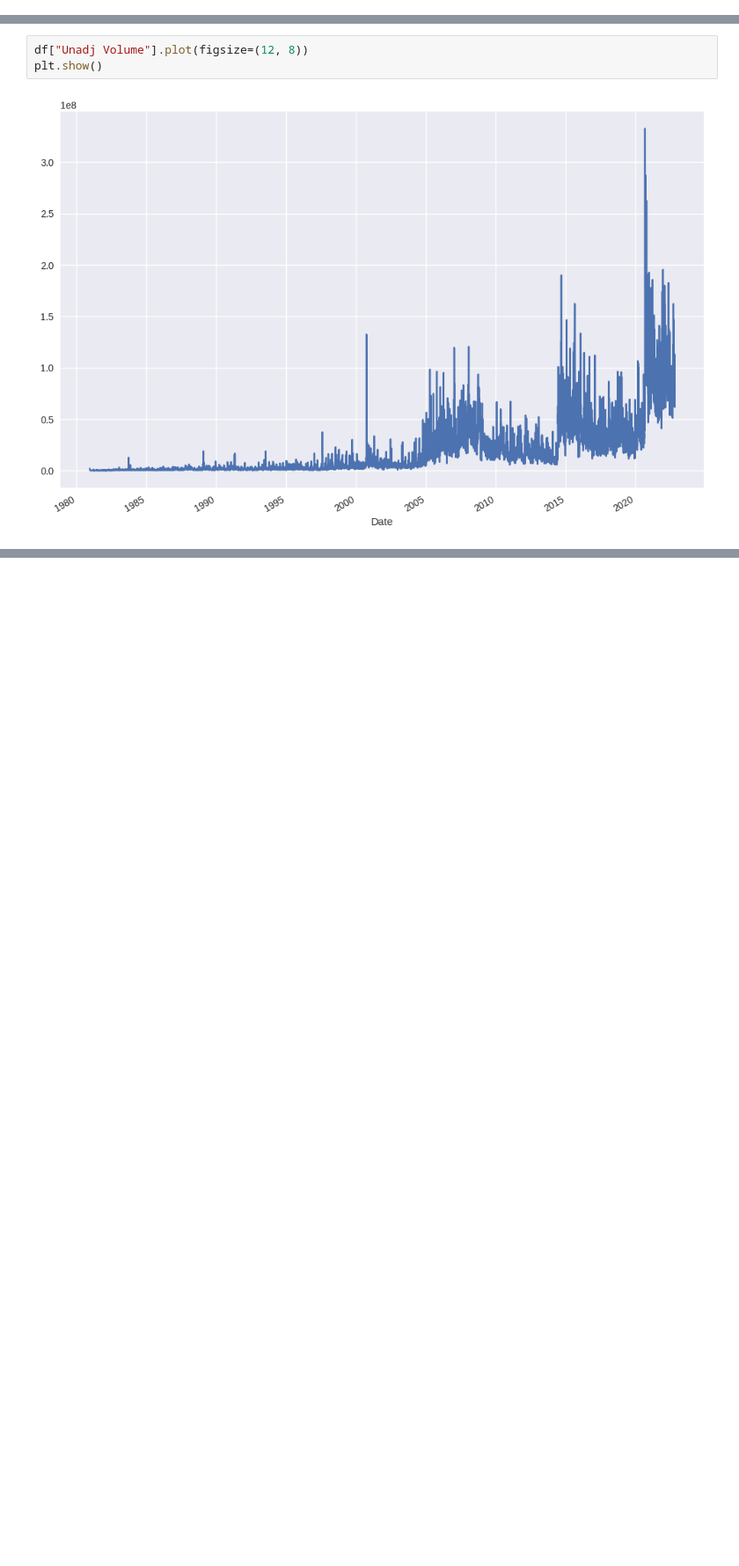
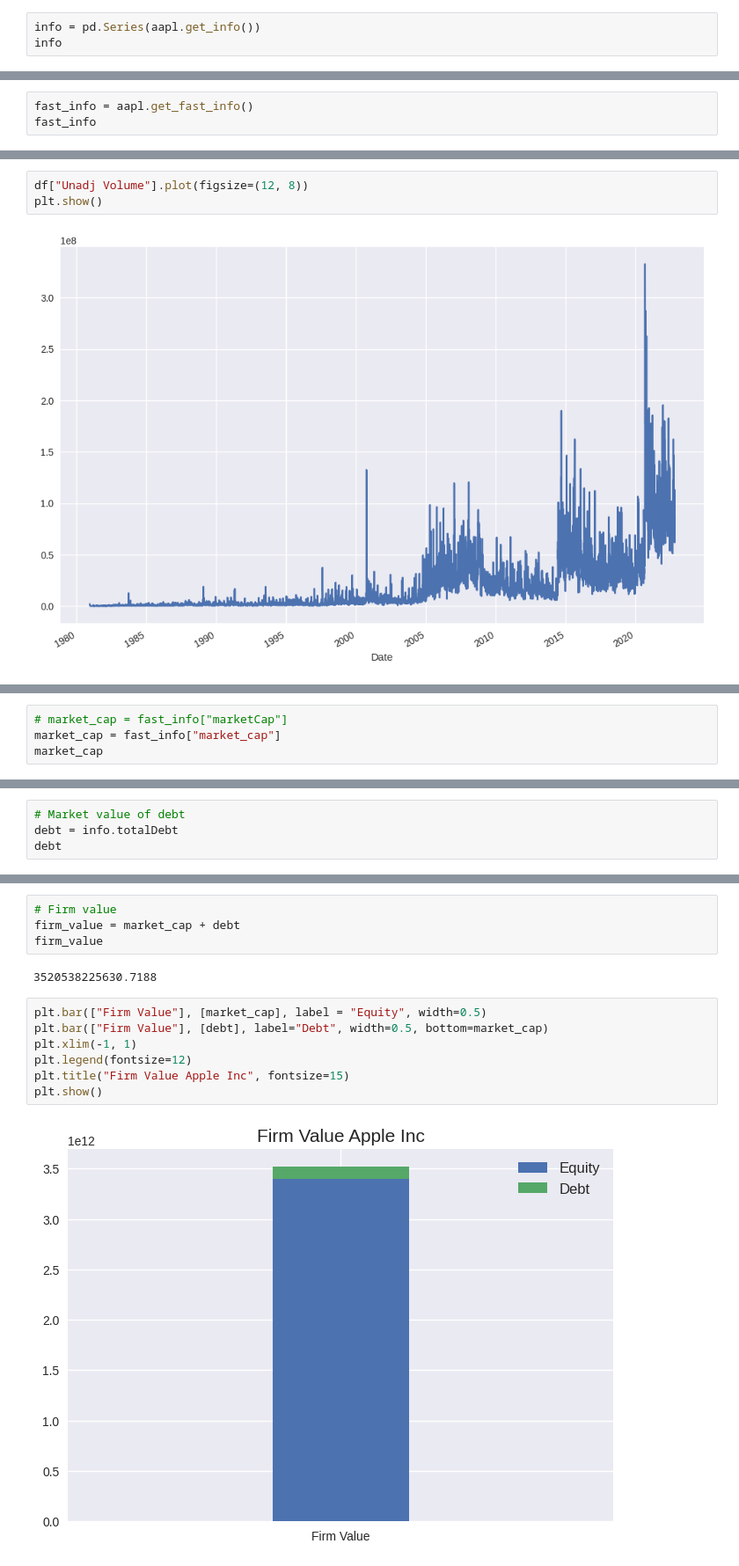
Before and after one commit to yungshun317/pd-algo-trading, a Jupyter notebook: equity_analysis.ipynb, the cells around one changed output, grey strips where cells are left out. Shown at 88% size. Saved outputs shown, nothing was run; the diff lists cells and outputs as text; blank space fills up the shorter version.

Commit message:
[FEAT] Discuss market capitalization, shares outstanding, share price, debt, firm value, and price-to-book ratio

```diff
--- a/equity_analysis.ipynb
+++ b/equity_analysis.ipynb
@@ -733,0 +789,3 @@ Name: LHA_F, Length: 7160, dtype: float64
+# %%
+info = pd.Series(aapl.get_info())
+info
@@ -733,0 +825,3 @@ Name: LHA_F, Length: 7160, dtype: float64
+# %%
+fast_info = aapl.get_fast_info()
+fast_info
@@ -1048,0 +1161,4 @@ plt.show()
+# %%
+# market_cap = fast_info["marketCap"]
+market_cap = fast_info["market_cap"]
+market_cap
@@ -1048,0 +1194,4 @@ plt.show()
+# %%
+# Market value of debt
+debt = info.totalDebt
+debt
@@ -1048,0 +1205,15 @@ plt.show()
+# %%
+# Firm value
+firm_value = market_cap + debt
+firm_value
+# %% [output]
+3520538225630.7188
+# %%
+plt.bar(["Firm Value"], [market_cap], label = "Equity", width=0.5)
+plt.bar(["Firm Value"], [debt], label="Debt", width=0.5, bottom=market_cap)
+plt.xlim(-1, 1)
+plt.legend(fontsize=12)
+plt.title("Firm Value Apple Inc", fontsize=15)
+plt.show()
+# %% [output]
+[figure, added]
```
Also changed, not shown: parts of 31 cells of this notebook.
